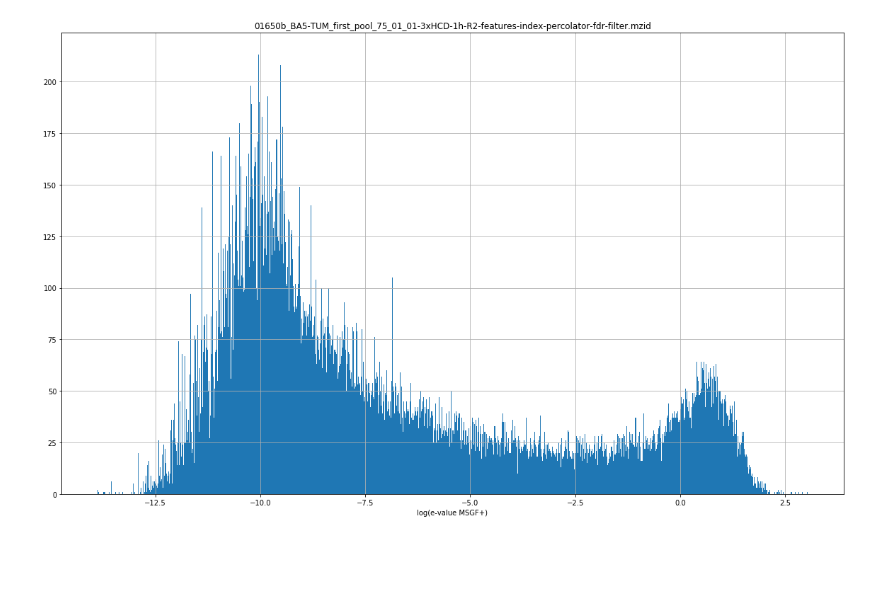
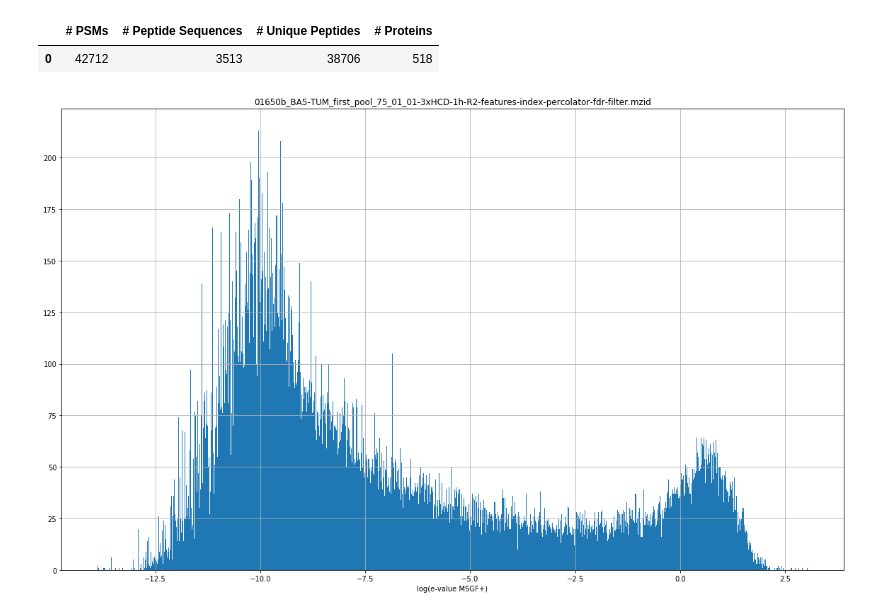
Before and after one commit to statisticalbiotechnology/representative-spectra-benchmark, a Jupyter notebook: notebooks/analyze_mzidentml.ipynb, the cells around one changed output. Drawn from its saved outputs; the diff is of its cells as text; code cells hidden in the pictures; blank space fills up the shorter version.

```diff
--- a/notebooks/analyze_mzidentml.ipynb
+++ b/notebooks/analyze_mzidentml.ipynb
@@ -12,6 +15,14 @@ mzid_file = '../data/01650b_BA5-TUM_first_pool_75_01_01-3xHCD-1h-R2-features-ind
 sample_name = os.path.basename(mzid_file)
 # %%
 mzid_dfr = mzid.DataFrame(mzid_file)
+# %%
+# Print simple stats
+reported_values = (len(mzid_dfr.index), len(mzid_dfr['PeptideSequence'].unique()), len(mzid_dfr[mzid_dfr['protein_references'].str.match('unique')].index),len(set(mzid_dfr['accession'].sum())))
+data = [reported_values]
+pd.DataFrame(data, columns=["# PSMs", "# Peptide Sequences", '# Unique Peptides', '# Proteins'])
+# %% [output]
+|  | # PSMs | # Peptide Sequences | # Unique Peptides | # Proteins |
+| 0 | 42712 | 3513 | 38706 | 518 |
 # %%
 def evalue_log_hist(values, title, bin_value):
     np.log10(values).hist(bins=bin_value)
```
Also changed, not shown: parts of 6 cells of this notebook.
